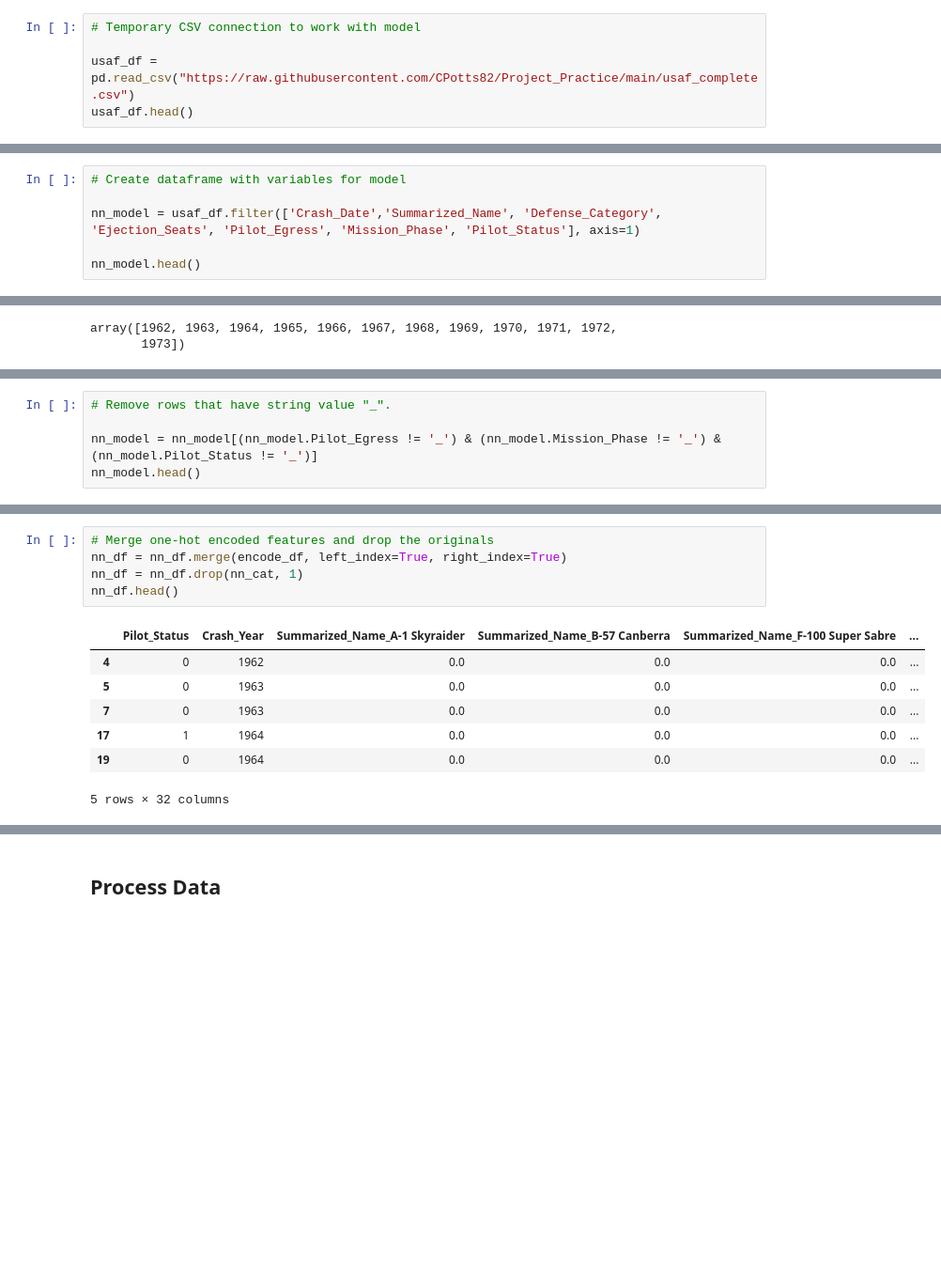
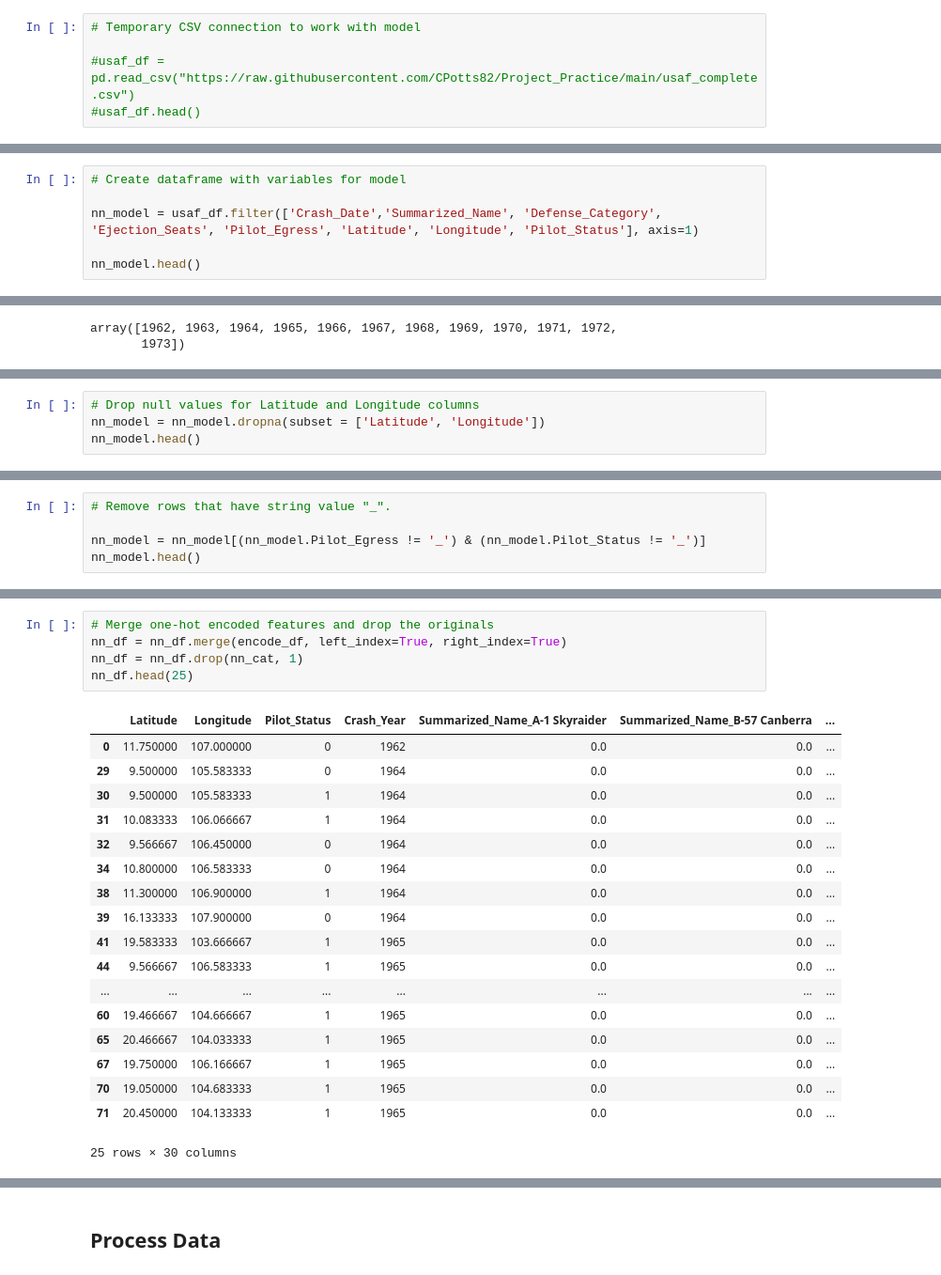
Before and after one commit to MichaelG-B/Capstone_Project, a Jupyter notebook: Capstone Project/Machine Learning/NeuralNet_Test/NeuralNet_TestModel.ipynb, the cells around one changed output, grey strips where cells are left out. Shown: that part at 94% size. Drawn from its saved outputs; the diff is of its cells as text; blank space fills up the shorter version.

```diff
--- a/Capstone Project/Machine Learning/NeuralNet_Test/NeuralNet_TestModel.ipynb
+++ b/Capstone Project/Machine Learning/NeuralNet_Test/NeuralNet_TestModel.ipynb
@@ -15,8 +15,8 @@ import tensorflow as tf
 # %%
 # Temporary CSV connection to work with model
 
-usaf_df = pd.read_csv("https://raw.githubusercontent.com/CPotts82/Project_Practice/main/usaf_complete.csv")
-usaf_df.head()
+#usaf_df = pd.read_csv("https://raw.githubusercontent.com/CPotts82/Project_Practice/main/usaf_complete.csv")
+#usaf_df.head()
 # %% [output]
 |  | Crash_Date | Crash_Time | Aircraft_SN | Aircraft_Type | Summarized_Name | Ejection_Seats | Base | Wing | ... |
 | 0 | 1962-02-11 00:00:00 | _ | 4315732 | SC-47A | C-47 Skytrain | N | BHA | _ | ... |
@@ -30,7 +30,7 @@ usaf_df.head()
 # %%
 # Create dataframe with variables for model
 
-nn_model = usaf_df.filter(['Crash_Date','Summarized_Name', 'Defense_Category', 'Ejection_Seats', 'Pilot_Egress', 'Mission_Phase', 'Pilot_Status'], axis=1)
+nn_model = usaf_df.filter(['Crash_Date','Summarized_Name', 'Defense_Category', 'Ejection_Seats', 'Pilot_Egress', 'Latitude', 'Longitude', 'Pilot_Status'], axis=1)
 
 nn_model.head()
 # %% [output]
@@ -70,2 +71,6 @@ Mission_Phase               object
 Pilot_Status                object
 dtype: object
+# %%
+# Drop null values for Latitude and Longitude columns
+nn_model = nn_model.dropna(subset = ['Latitude', 'Longitude'])
+nn_model.head()
@@ -91,6 +105,6 @@ dtype: int64
 # %%
 # Remove rows that have string value "_".
 
-nn_model = nn_model[(nn_model.Pilot_Egress != '_') & (nn_model.Mission_Phase != '_') & (nn_model.Pilot_Status != '_')]
+nn_model = nn_model[(nn_model.Pilot_Egress != '_') & (nn_model.Pilot_Status != '_')]
 nn_model.head()
 # %% [output]
@@ -306,16 +335,27 @@ encode_df.head()
 # %%
 # Merge one-hot encoded features and drop the originals
 nn_df = nn_df.merge(encode_df, left_index=True, right_index=True)
 nn_df = nn_df.drop(nn_cat, 1)
-nn_df.head()
+nn_df.head(25)
 # %% [output]
-|  | Pilot_Status | Crash_Year | Summarized_Name_A-1 Skyraider | Summarized_Name_B-57 Canberra | Summarized_Name_F-100 Super Sabre | ... |
-| 4 | 0 | 1962 | 0.0 | 0.0 | 0.0 | ... |
-| 5 | 0 | 1963 | 0.0 | 0.0 | 0.0 | ... |
-| 7 | 0 | 1963 | 0.0 | 0.0 | 0.0 | ... |
-| 17 | 1 | 1964 | 0.0 | 0.0 | 0.0 | ... |
-| 19 | 0 | 1964 | 0.0 | 0.0 | 0.0 | ... |
+|  | Latitude | Longitude | Pilot_Status | Crash_Year | Summarized_Name_A-1 Skyraider | Summarized_Name_B-57 Canberra | ... |
+| 0 | 11.750000 | 107.000000 | 0 | 1962 | 0.0 | 0.0 | ... |
+| 29 | 9.500000 | 105.583333 | 0 | 1964 | 0.0 | 0.0 | ... |
+| 30 | 9.500000 | 105.583333 | 1 | 1964 | 0.0 | 0.0 | ... |
+| 31 | 10.083333 | 106.066667 | 1 | 1964 | 0.0 | 0.0 | ... |
+| 32 | 9.566667 | 106.450000 | 0 | 1964 | 0.0 | 0.0 | ... |
+| 34 | 10.800000 | 106.583333 | 0 | 1964 | 0.0 | 0.0 | ... |
+| 38 | 11.300000 | 106.900000 | 1 | 1964 | 0.0 | 0.0 | ... |
+| 39 | 16.133333 | 107.900000 | 0 | 1964 | 0.0 | 0.0 | ... |
+| 41 | 19.583333 | 103.666667 | 1 | 1965 | 0.0 | 0.0 | ... |
+| 44 | 9.566667 | 106.583333 | 1 | 1965 | 0.0 | 0.0 | ... |
+| ... | ... | ... | ... | ... | ... | ... | ... |
+| 60 | 19.466667 | 104.666667 | 1 | 1965 | 0.0 | 0.0 | ... |
+| 65 | 20.466667 | 104.033333 | 1 | 1965 | 0.0 | 0.0 | ... |
+| 67 | 19.750000 | 106.166667 | 1 | 1965 | 0.0 | 0.0 | ... |
+| 70 | 19.050000 | 104.683333 | 1 | 1965 | 0.0 | 0.0 | ... |
+| 71 | 20.450000 | 104.133333 | 1 | 1965 | 0.0 | 0.0 | ... |
-5 rows × 32 columns
+25 rows × 30 columns
 # %%
 # Check to ensure total number of rows meets 1000 row min criteria
 print(nn_df.info())
```
Also changed, not shown: parts of 27 cells of this notebook, 1 other file.
